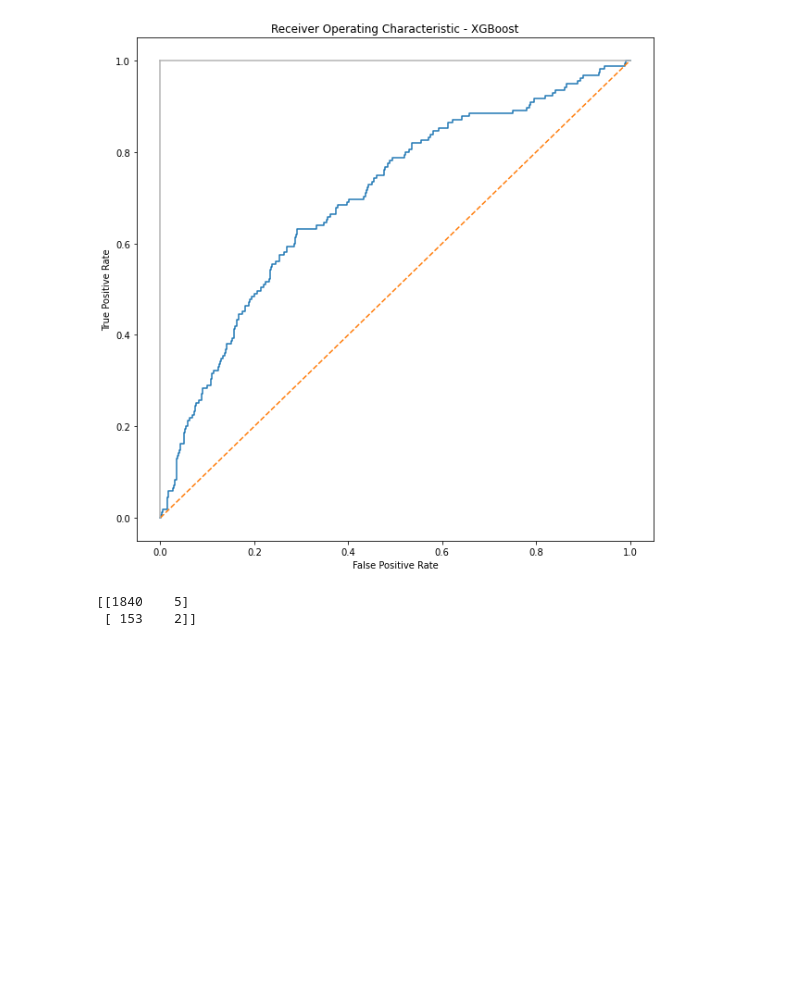
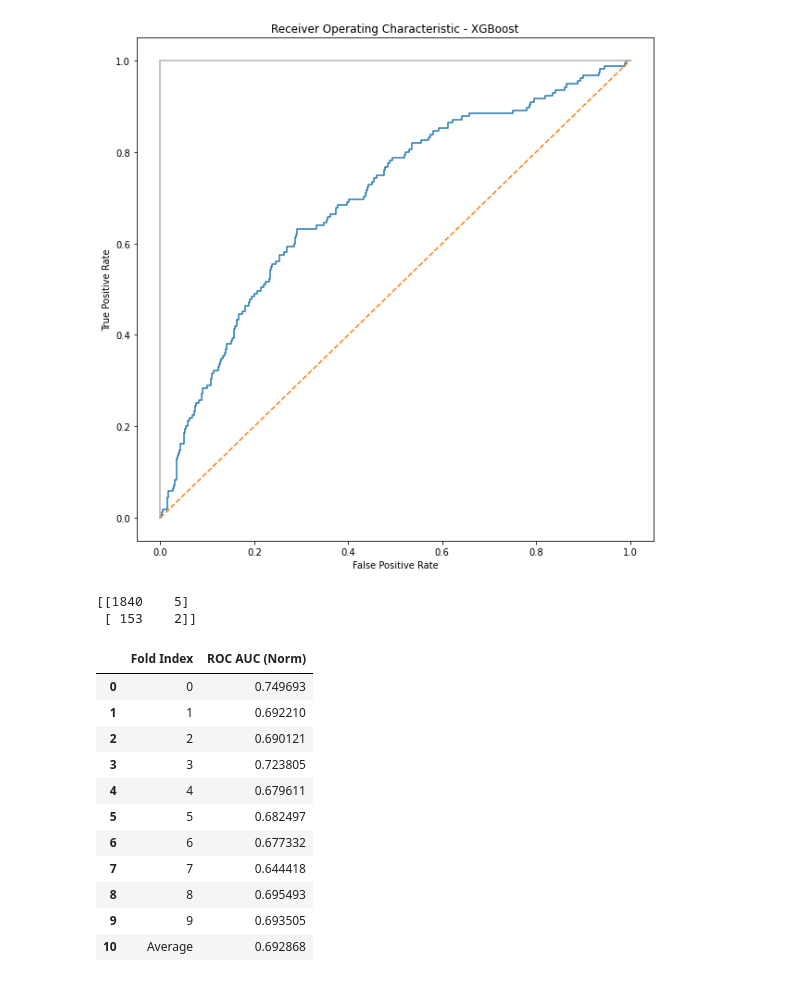
Before and after one commit to gourav-shinde/Credit-Risk-Analysis-And-Prediction-Modeling, a Jupyter notebook: XGB.ipynb, the cells around one changed output. Drawn from its saved outputs; the diff is of its cells as text; code cells hidden in the pictures; blank space fills up the shorter version.

```diff
--- a/XGB.ipynb
+++ b/XGB.ipynb
@@ -161,3 +161,29 @@ print(results)
 # %% [output]
 [[1840    5]
  [ 153    2]]
+# %%
+from sklearn.model_selection import cross_val_score
+n_folds = 10
+scores = cross_val_score(model, X_train, y_train, cv=n_folds, scoring='roc_auc', n_jobs=-1)
+fold_names = list(range(n_folds))
+fold_names.append('Average')
+
+avg_score = scores.mean()
+scores = list(scores)
+scores.append(avg_score)
+cv_score = pd.DataFrame({'Fold Index': fold_names, 'ROC AUC (Norm)': scores, })
+
+cv_score
+# %% [output]
+|  | Fold Index | ROC AUC (Norm) |
+| 0 | 0 | 0.749693 |
+| 1 | 1 | 0.692210 |
+| 2 | 2 | 0.690121 |
+| 3 | 3 | 0.723805 |
+| 4 | 4 | 0.679611 |
+| 5 | 5 | 0.682497 |
+| 6 | 6 | 0.677332 |
+| 7 | 7 | 0.644418 |
+| 8 | 8 | 0.695493 |
+| 9 | 9 | 0.693505 |
+| 10 | Average | 0.692868 |
```
Also changed, not shown: parts of 2 cells of this notebook, 6 other files.
